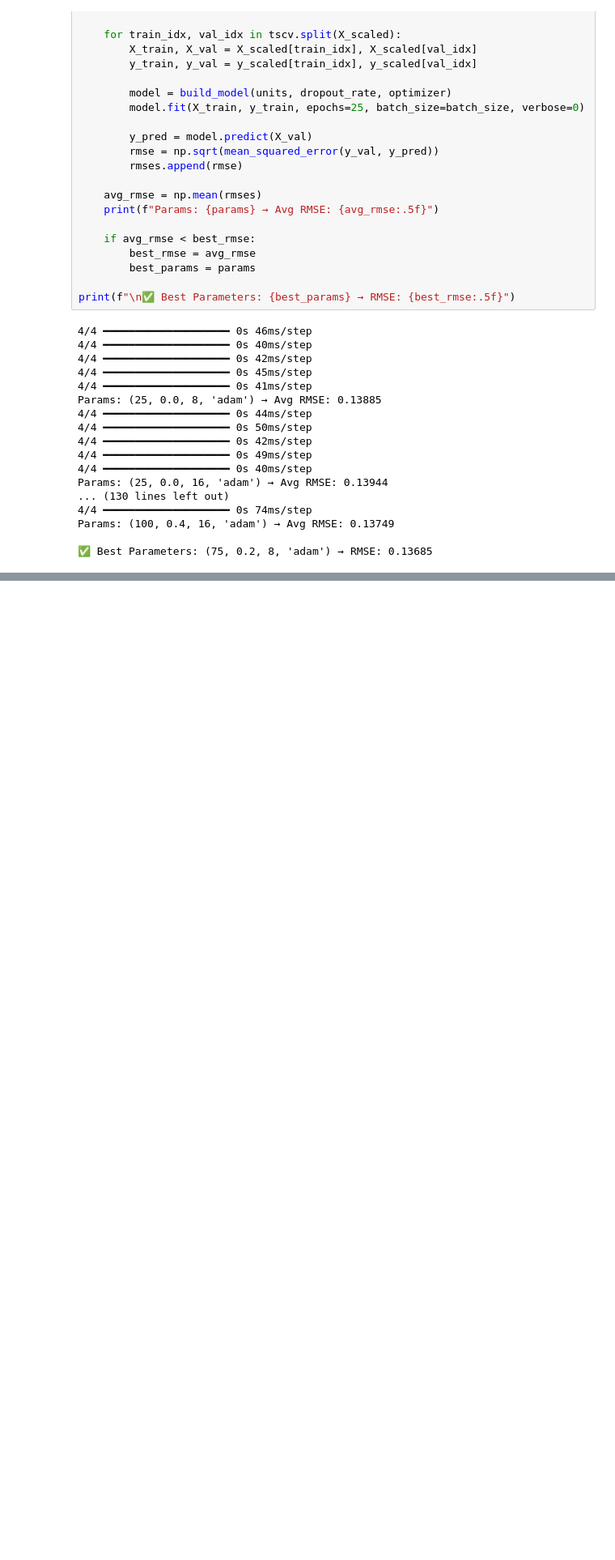
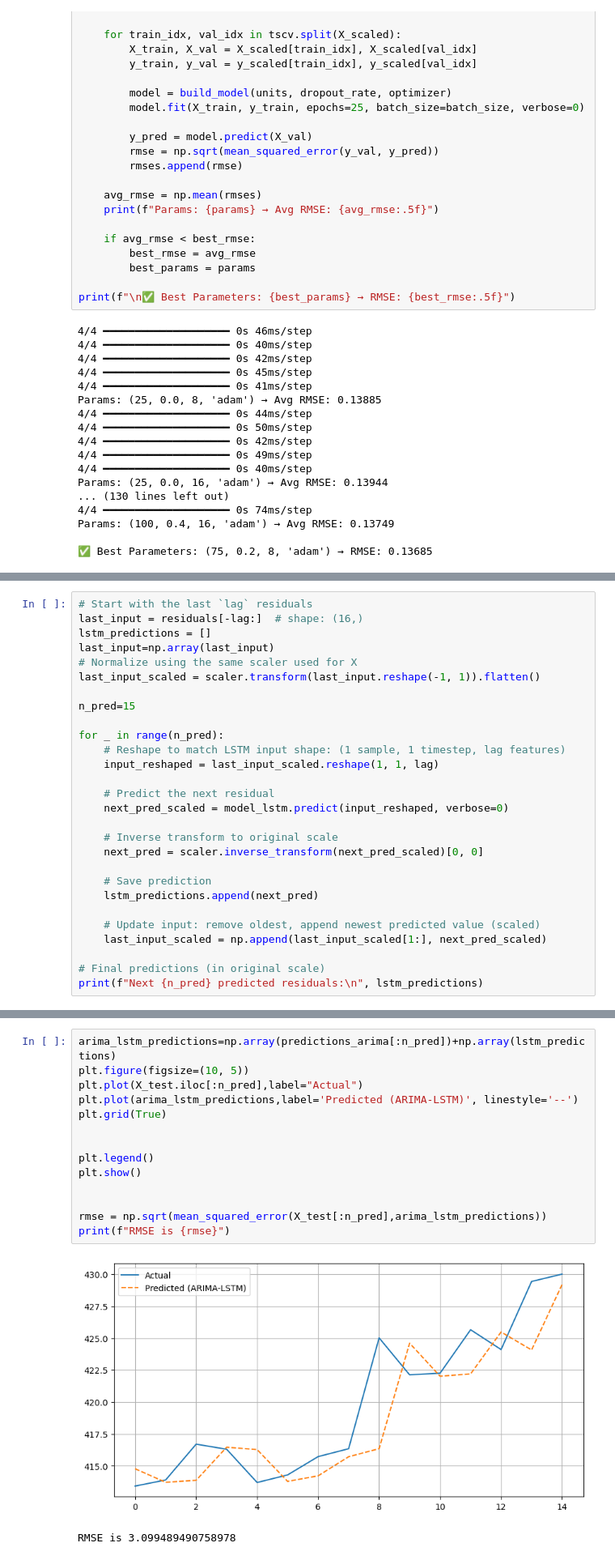
Before and after one commit to 035skt/ECO723, a Jupyter notebook: Analysis_12.ipynb, the cells around one changed output, grey strips where cells are left out. Shown at 81% size. Drawn from its saved outputs; the diff is of its cells as text; blank space fills up the shorter version.

```diff
--- a/Analysis_12.ipynb
+++ b/Analysis_12.ipynb
@@ -705,0 +803,28 @@ Params: (100, 0.4, 16, 'adam') → Avg RMSE: 0.13749
+# %%
+# Start with the last `lag` residuals
+last_input = residuals[-lag:]  # shape: (16,)
+lstm_predictions = []
+last_input=np.array(last_input)
+# Normalize using the same scaler used for X
+last_input_scaled = scaler.transform(last_input.reshape(-1, 1)).flatten()
+
+n_pred=15
+
+for _ in range(n_pred):
+    # Reshape to match LSTM input shape: (1 sample, 1 timestep, lag features)
+    input_reshaped = last_input_scaled.reshape(1, 1, lag)
+
+    # Predict the next residual
+    next_pred_scaled = model_lstm.predict(input_reshaped, verbose=0)
+
+    # Inverse transform to original scale
+    next_pred = scaler.inverse_transform(next_pred_scaled)[0, 0]
+
+    # Save prediction
+    lstm_predictions.append(next_pred)
+
+    # Update input: remove oldest, append newest predicted value (scaled)
+    last_input_scaled = np.append(last_input_scaled[1:], next_pred_scaled)
+
+# Final predictions (in original scale)
+print(f"Next {n_pred} predicted residuals:\n", lstm_predictions)
@@ -705,0 +834,17 @@ Params: (100, 0.4, 16, 'adam') → Avg RMSE: 0.13749
+# %%
+arima_lstm_predictions=np.array(predictions_arima[:n_pred])+np.array(lstm_predictions)
+plt.figure(figsize=(10, 5))
+plt.plot(X_test.iloc[:n_pred],label="Actual")
+plt.plot(arima_lstm_predictions,label='Predicted (ARIMA-LSTM)', linestyle='--')
+plt.grid(True)
+
+
+plt.legend()
+plt.show()
+
+
+rmse = np.sqrt(mean_squared_error(X_test[:n_pred],arima_lstm_predictions))
+print(f"RMSE is {rmse}")
+# %% [output]
+[figure, added]
+RMSE is 3.099489490758978
```
Also changed, not shown: parts of 8 cells of this notebook, 4 other files.
